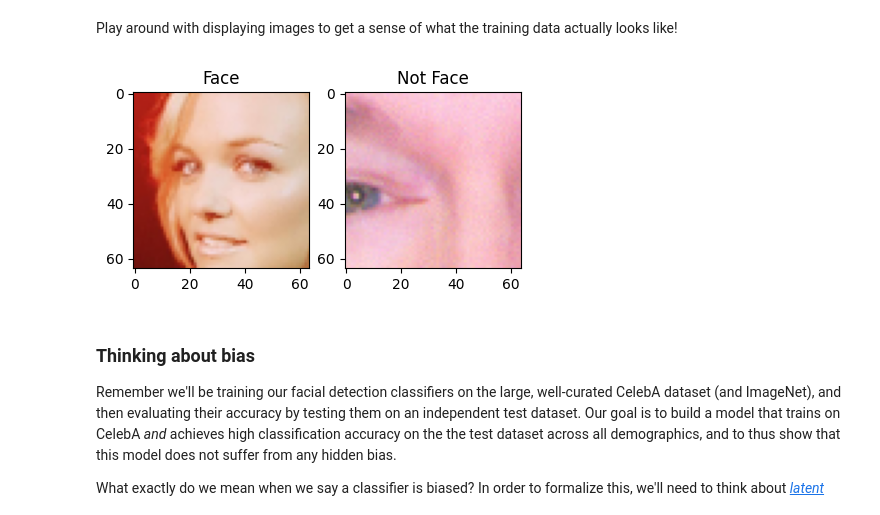
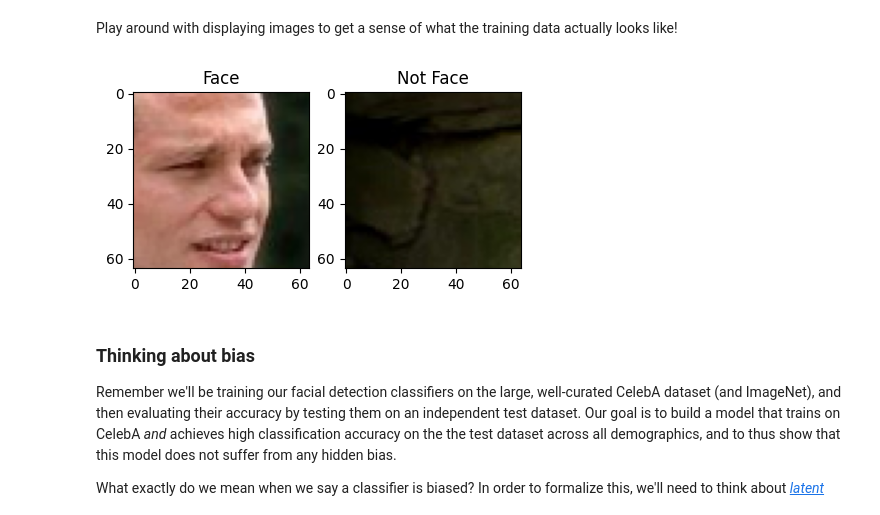
Before and after one commit to BarMazal/BarMazal.github.io, a Jupyter notebook: lab2/PT_Part2_Debiasing.ipynb, the cells around one changed output. Saved outputs shown, nothing was run; the diff lists cells and outputs as text; code cells hidden in the pictures.

```diff
--- a/lab2/PT_Part2_Debiasing.ipynb
+++ b/lab2/PT_Part2_Debiasing.ipynb
@@ -130,26 +128,26 @@ Play around with displaying images to get a sense of what the training data actu
 # %%
 ### Examining the CelebA training dataset ###
 
 # @title Change the sliders to look at positive and negative training examples! { run: "auto" }
 
 face_images = images[np.where(labels == 1)[0]].transpose(0, 2, 3, 1)
 not_face_images = images[np.where(labels == 0)[0]].transpose(0, 2, 3, 1)
 
-idx_face = 44  # @param {type:"slider", min:0, max:50, step:1}
-idx_not_face = 31  # @param {type:"slider", min:0, max:50, step:1}
+idx_face = 23  # @param {type:"slider", min:0, max:50, step:1}
+idx_not_face = 9  # @param {type:"slider", min:0, max:50, step:1}
 
 plt.figure(figsize=(5, 5))
 plt.subplot(1, 2, 1)
 plt.imshow(face_images[idx_face])
 plt.title("Face")
 plt.grid(False)
 
 plt.subplot(1, 2, 2)
 plt.imshow(not_face_images[idx_not_face])
 plt.title("Not Face")
 plt.grid(False)
 # %% [output]
-[figure, old version]
+[figure, new version]
 # %% [markdown]
 ### Thinking about bias
 
```
Also changed, not shown: parts of 8 cells of this notebook.
